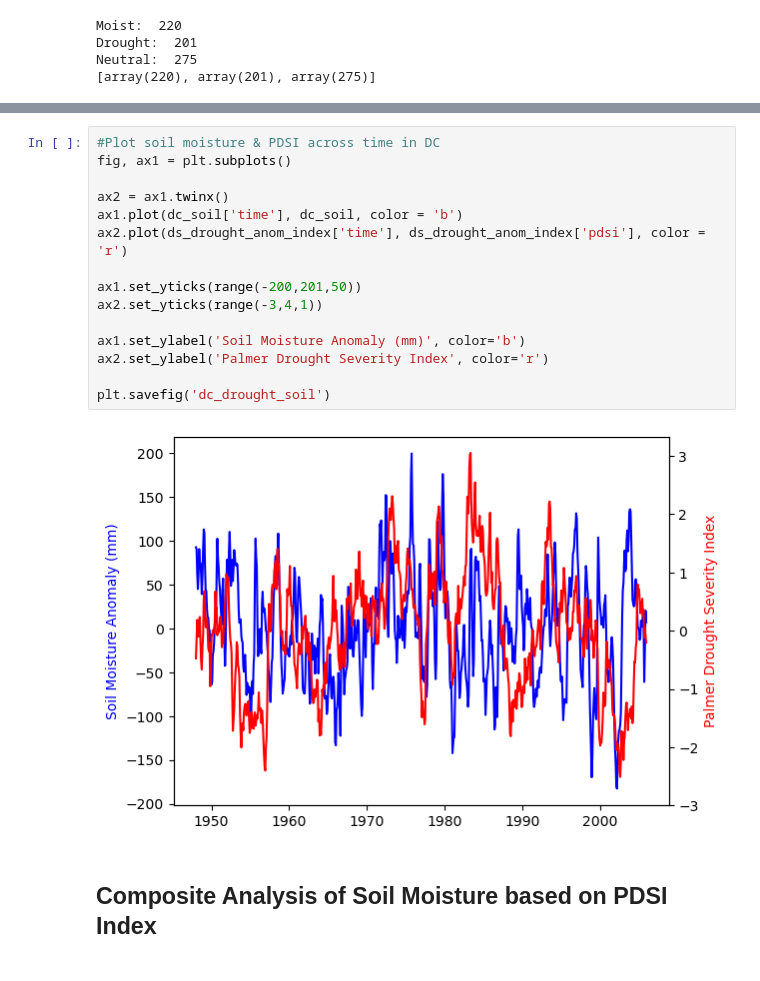
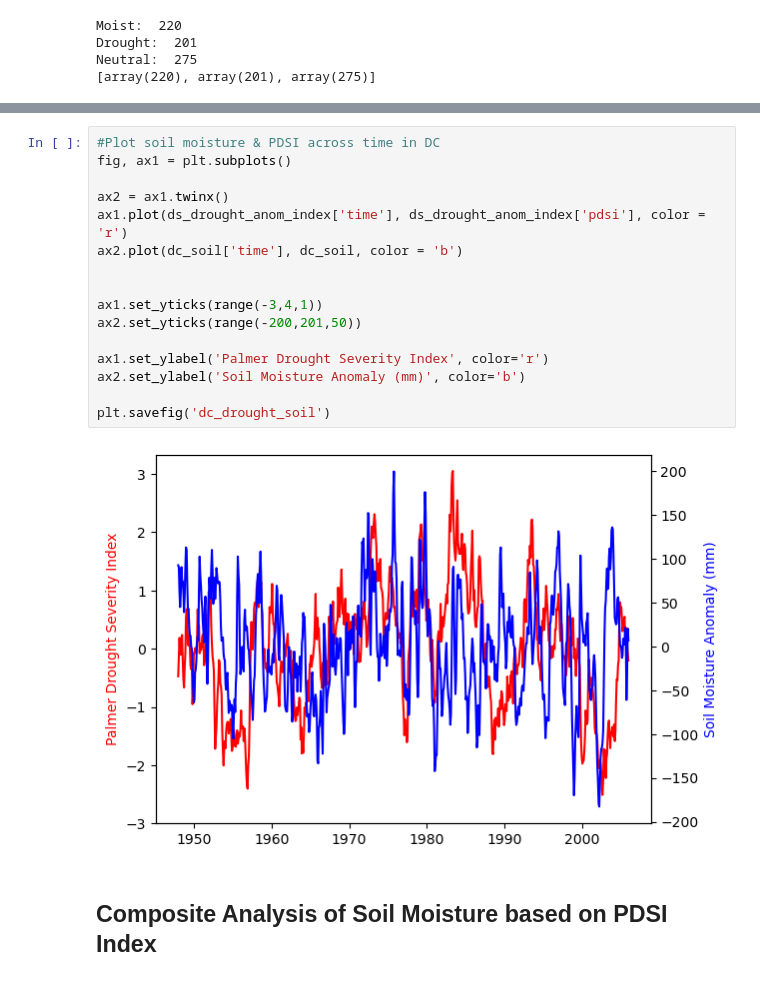
Before and after one commit to wapratt/Project, a Jupyter notebook: clim680_project.ipynb, the cells around one changed output, grey strips where cells are left out. Saved outputs shown, nothing was run; the diff lists cells and outputs as text.

Commit message:
Update PDSI/Soil in DC chart

```diff
--- a/clim680_project.ipynb
+++ b/clim680_project.ipynb
@@ -221,20 +221,21 @@ array([ 9.24652405e+01,  8.98037109e+01,  6.30955200e+01,  4.48217773e+01,
 # %%
 #Plot soil moisture & PDSI across time in DC
 fig, ax1 = plt.subplots()
 
 ax2 = ax1.twinx()
-ax1.plot(dc_soil['time'], dc_soil, color = 'b')
-ax2.plot(ds_drought_anom_index['time'], ds_drought_anom_index['pdsi'], color = 'r')
+ax1.plot(ds_drought_anom_index['time'], ds_drought_anom_index['pdsi'], color = 'r')
+ax2.plot(dc_soil['time'], dc_soil, color = 'b')
 
-ax1.set_yticks(range(-200,201,50))
-ax2.set_yticks(range(-3,4,1))
 
-ax1.set_ylabel('Soil Moisture Anomaly (mm)', color='b')
-ax2.set_ylabel('Palmer Drought Severity Index', color='r')
+ax1.set_yticks(range(-3,4,1))
+ax2.set_yticks(range(-200,201,50))
+
+ax1.set_ylabel('Palmer Drought Severity Index', color='r')
+ax2.set_ylabel('Soil Moisture Anomaly (mm)', color='b')
 
 plt.savefig('dc_drought_soil')
 # %% [output]
-[figure, old version]
+[figure, new version]
 # %% [markdown]
 ## Composite Analysis of Soil Moisture based on PDSI Index
 # %%
```
Also changed, not shown: 1 other file.
